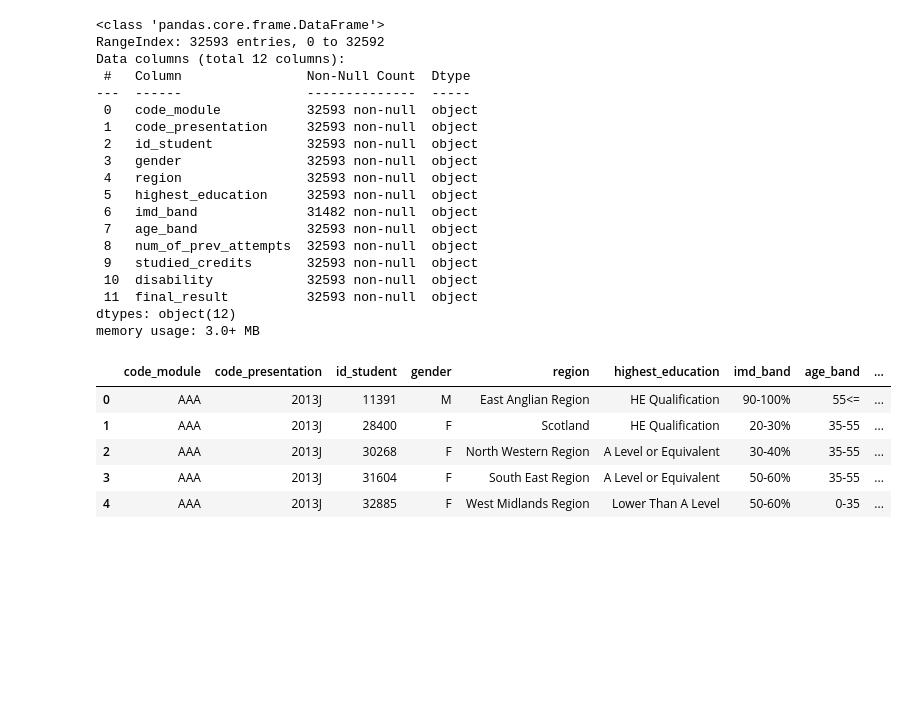
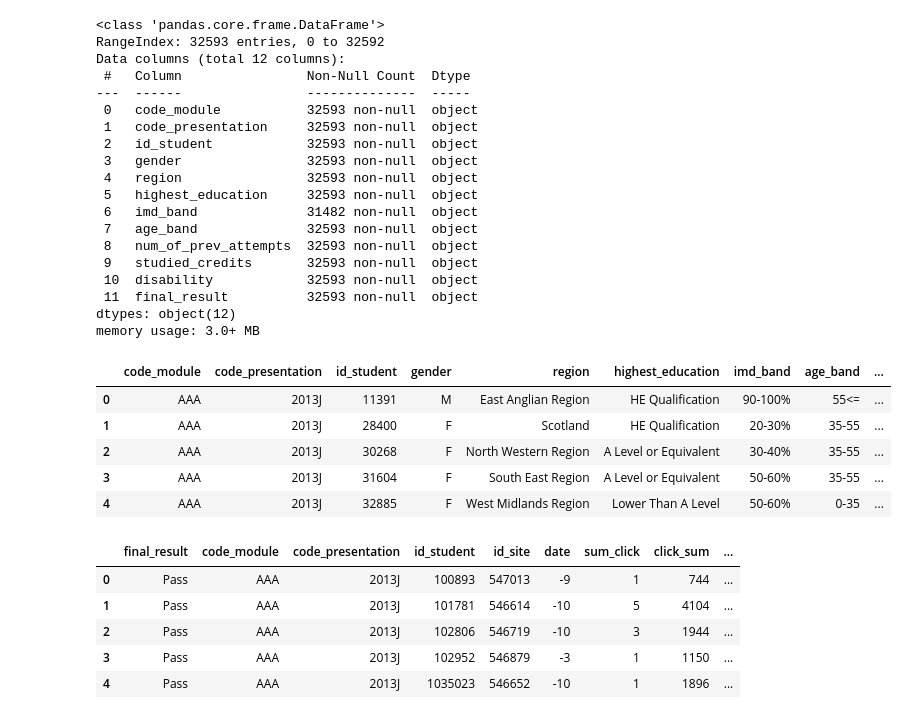
Before and after one commit to jeffreyhwatson/online_outcomes, a Jupyter notebook: notebooks/exploratory/OOP_tests.ipynb, the cells around one changed output. Cells and saved outputs as stored; diff of their text form; code cells hidden in the pictures; blank space fills up the shorter version.

```diff
--- a/notebooks/exploratory/OOP_tests.ipynb
+++ b/notebooks/exploratory/OOP_tests.ipynb
@@ -26,7 +26,7 @@ pd.options.display.max_rows = 300
 # %%
 # creating database instance
 database_name = 'outcomes.db'
-db = c.Database(database_name)
+db = d.Database(database_name)
 # %% [markdown]
 **Run The Cell Below Once And Then Comment Out**
 # %%
@@ -119,3 +119,14 @@ df.head()
 | 2 | AAA | 2013J | 30268 | F | North Western Region | A Level or Equivalent | 30-40% | 35-55 | ... |
 | 3 | AAA | 2013J | 31604 | F | South East Region | A Level or Equivalent | 50-60% | 35-55 | ... |
 | 4 | AAA | 2013J | 32885 | F | West Midlands Region | Lower Than A Level | 50-60% | 0-35 | ... |
+# %%
+df = db.sv_si()
+# %%
+df.head()
+# %% [output]
+|  | final_result | code_module | code_presentation | id_student | id_site | date | sum_click | click_sum | ... |
+| 0 | Pass | AAA | 2013J | 100893 | 547013 | -9 | 1 | 744 | ... |
+| 1 | Pass | AAA | 2013J | 101781 | 546614 | -10 | 5 | 4104 | ... |
+| 2 | Pass | AAA | 2013J | 102806 | 546719 | -10 | 3 | 1944 | ... |
+| 3 | Pass | AAA | 2013J | 102952 | 546879 | -3 | 1 | 1150 | ... |
+| 4 | Pass | AAA | 2013J | 1035023 | 546652 | -10 | 1 | 1896 | ... |
```
Also changed, not shown: parts of 1 cell of this notebook, 6 other files.
